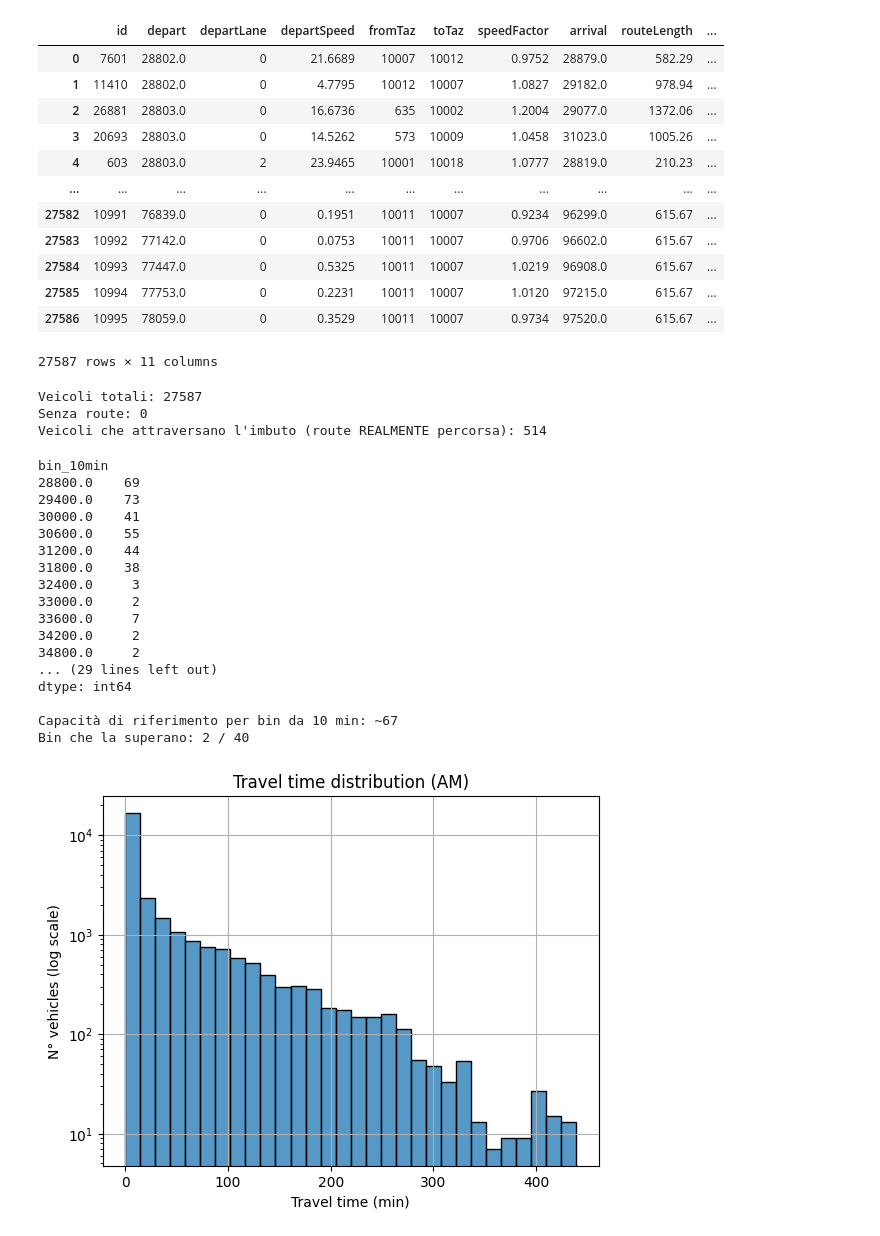
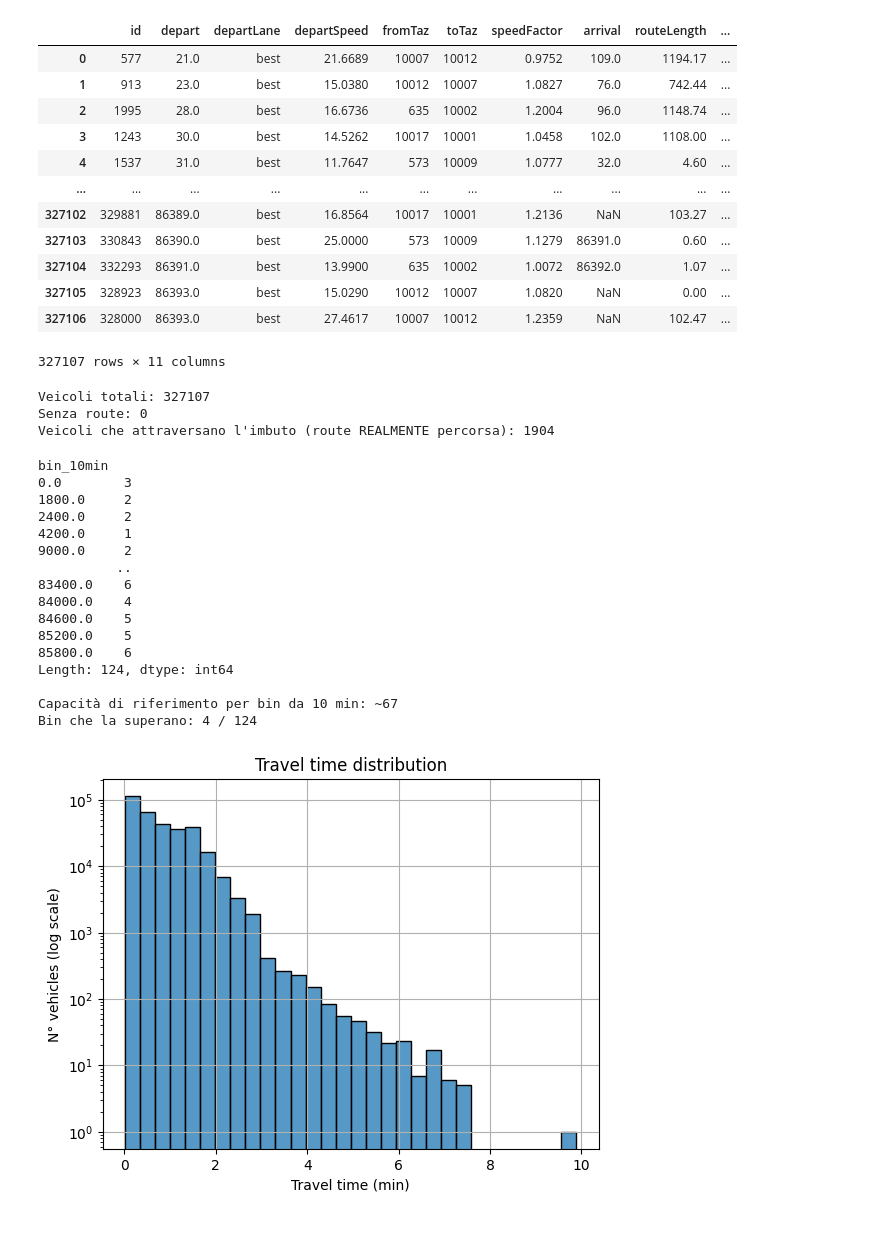
Before and after one commit to irenemarta/dtSumo, a Jupyter notebook: scripts/out_analysis/prova-vehroutes.ipynb, the cells around one changed output. Saved outputs shown, nothing was run; the diff lists cells and outputs as text; code cells hidden in the pictures.

Commit message:
stable simulation v1

```diff
--- a/scripts/out_analysis/prova-vehroutes.ipynb
+++ b/scripts/out_analysis/prova-vehroutes.ipynb
@@ -46,5 +15,5 @@ Corridoio, priority nuova SENZA weight-adaption: 1592
 # %%
-vehroutes_am  = Path("/home/fullsuper/irene/dtSumo/scripts/output/simulation-out/out_MA_no_TLS/VehTraces_marouter_AM.xml")
+vehroutes_am  = Path("/media/fullsuper/ExternalDisk1/irene/dtSumo/scripts/output/simulation-out/out_MA_no_TLS/VehTraces_marouter_scaled1.0.xml")
 
 tree = ET.parse(vehroutes_am)
 root = tree.getroot()
@@ -80,18 +49,18 @@ df_res = pd.DataFrame(data_list)
 df_res
 # %% [output]
 |  | id | depart | departLane | departSpeed | fromTaz | toTaz | speedFactor | arrival | routeLength | ... |
-| 0 | 7601 | 28802.0 | 0 | 21.6689 | 10007 | 10012 | 0.9752 | 28879.0 | 582.29 | ... |
-| 1 | 11410 | 28802.0 | 0 | 4.7795 | 10012 | 10007 | 1.0827 | 29182.0 | 978.94 | ... |
-| 2 | 26881 | 28803.0 | 0 | 16.6736 | 635 | 10002 | 1.2004 | 29077.0 | 1372.06 | ... |
-| 3 | 20693 | 28803.0 | 0 | 14.5262 | 573 | 10009 | 1.0458 | 31023.0 | 1005.26 | ... |
-| 4 | 603 | 28803.0 | 2 | 23.9465 | 10001 | 10018 | 1.0777 | 28819.0 | 210.23 | ... |
+| 0 | 577 | 21.0 | best | 21.6689 | 10007 | 10012 | 0.9752 | 109.0 | 1194.17 | ... |
+| 1 | 913 | 23.0 | best | 15.0380 | 10012 | 10007 | 1.0827 | 76.0 | 742.44 | ... |
+| 2 | 1995 | 28.0 | best | 16.6736 | 635 | 10002 | 1.2004 | 96.0 | 1148.74 | ... |
+| 3 | 1243 | 30.0 | best | 14.5262 | 10017 | 10001 | 1.0458 | 102.0 | 1108.00 | ... |
+| 4 | 1537 | 31.0 | best | 11.7647 | 573 | 10009 | 1.0777 | 32.0 | 4.60 | ... |
 | ... | ... | ... | ... | ... | ... | ... | ... | ... | ... | ... |
-| 27582 | 10991 | 76839.0 | 0 | 0.1951 | 10011 | 10007 | 0.9234 | 96299.0 | 615.67 | ... |
-| 27583 | 10992 | 77142.0 | 0 | 0.0753 | 10011 | 10007 | 0.9706 | 96602.0 | 615.67 | ... |
-| 27584 | 10993 | 77447.0 | 0 | 0.5325 | 10011 | 10007 | 1.0219 | 96908.0 | 615.67 | ... |
-| 27585 | 10994 | 77753.0 | 0 | 0.2231 | 10011 | 10007 | 1.0120 | 97215.0 | 615.67 | ... |
-| 27586 | 10995 | 78059.0 | 0 | 0.3529 | 10011 | 10007 | 0.9734 | 97520.0 | 615.67 | ... |
+| 327102 | 329881 | 86389.0 | best | 16.8564 | 10017 | 10001 | 1.2136 | NaN | 103.27 | ... |
+| 327103 | 330843 | 86390.0 | best | 25.0000 | 573 | 10009 | 1.1279 | 86391.0 | 0.60 | ... |
+| 327104 | 332293 | 86391.0 | best | 13.9900 | 635 | 10002 | 1.0072 | 86392.0 | 1.07 | ... |
+| 327105 | 328923 | 86393.0 | best | 15.0290 | 10012 | 10007 | 1.0820 | NaN | 0.00 | ... |
+| 327106 | 328000 | 86393.0 | best | 27.4617 | 10007 | 10012 | 1.2359 | NaN | 102.47 | ... |
-27587 rows × 11 columns
+327107 rows × 11 columns
 # %%
 import xml.etree.ElementTree as ET
 
@@ -125,9 +94,9 @@ print(f"Veicoli totali: {n_total}")
 print(f"Senza route: {n_no_route}")
 print(f"Veicoli che attraversano l'imbuto (route REALMENTE percorsa): {count_via_funnel}")
 # %% [output]
-Veicoli totali: 27587
+Veicoli totali: 327107
 Senza route: 0
-Veicoli che attraversano l'imbuto (route REALMENTE percorsa): 514
+Veicoli che attraversano l'imbuto (route REALMENTE percorsa): 1904
 # %%
 import pandas as pd
 
@@ -143,32 +112,31 @@ print(f"\nCapacità di riferimento per bin da 10 min: ~{cap_per_10min:.0f}")
 print(f"Bin che la superano: {(counts_per_bin > cap_per_10min).sum()} / {len(counts_per_bin)}")
 # %% [output]
 bin_10min
-28800.0    69
-29400.0    73
-30000.0    41
-30600.0    55
-31200.0    44
-31800.0    38
-32400.0     3
-33000.0     2
-33600.0     7
-34200.0     2
-34800.0     2
-... (29 lines left out)
-dtype: int64
+0.0        3
+1800.0     2
+2400.0     2
+4200.0     1
+9000.0     2
+          ..
+83400.0    6
+84000.0    4
+84600.0    5
+85200.0    5
+85800.0    6
+Length: 124, dtype: int64
 
 Capacità di riferimento per bin da 10 min: ~67
-Bin che la superano: 2 / 40
+Bin che la superano: 4 / 124
 # %%
 df_res["duration"] = (df_res['arrival'] - df_res['depart']) / 60
 sns.histplot(df_res["duration"], bins=30)
-plt.title('Travel time distribution (AM)')
+plt.title('Travel time distribution')
 plt.xlabel('Travel time (min)')
 plt.ylabel("N° vehicles (log scale)")
 plt.yscale(value="log")
 plt.grid(True)
 # %% [output]
-[figure, old version]
+[figure, new version]
 # %%
 plt.figure(figsize=(10, 6))
 
```
Also changed, not shown: parts of 6 cells of this notebook, 15 other files.
